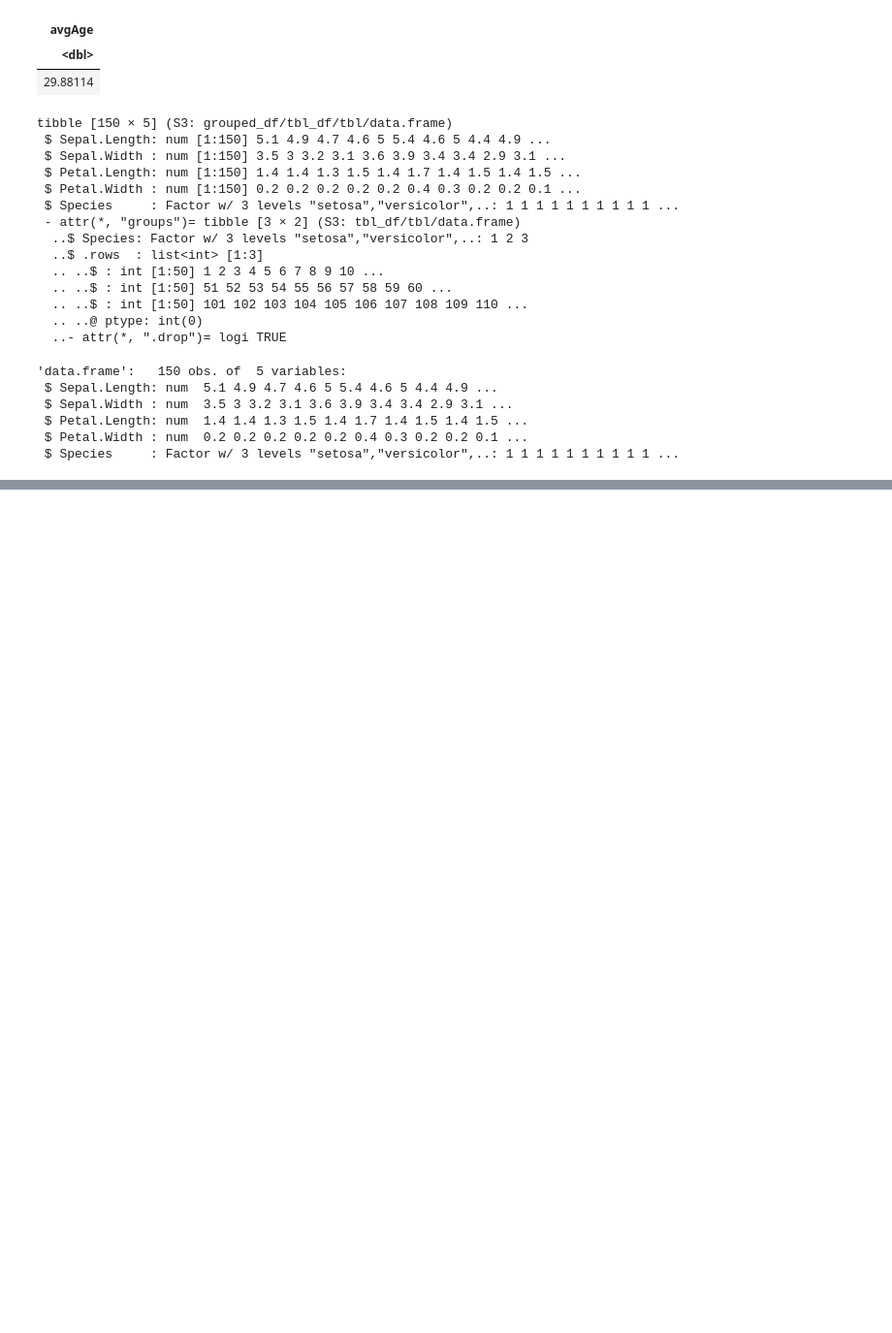
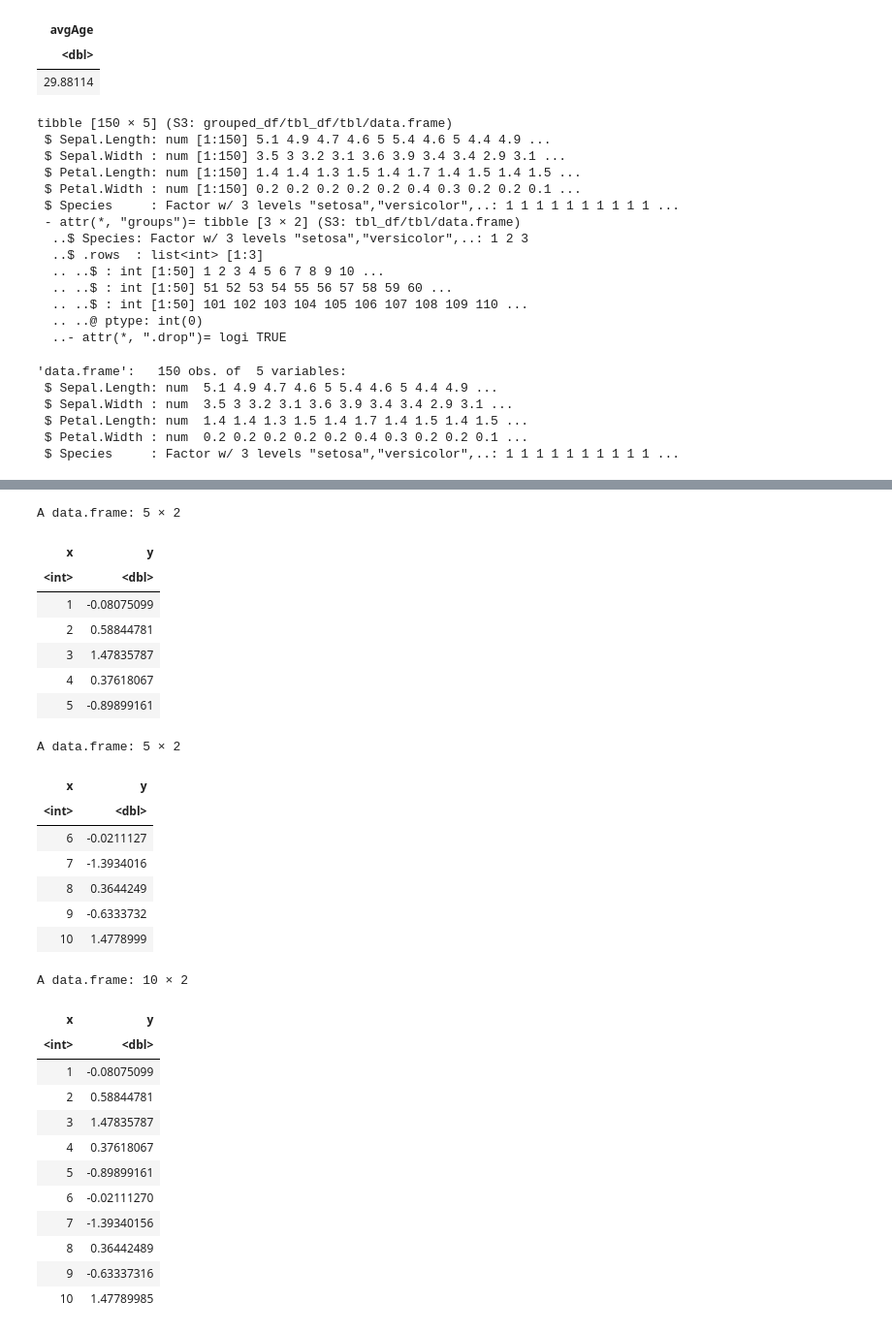
Before and after one commit to gyujin0450/RPRG_PartII, a Jupyter notebook: p169_dplyr.ipynb, the cells around one changed output, grey strips where cells are left out. Shown at 97% size. Saved outputs shown, nothing was run; the diff lists cells and outputs as text; code cells hidden in the pictures; blank space fills up the shorter version.

```diff
--- a/p169_dplyr.ipynb
+++ b/p169_dplyr.ipynb
@@ -219,0 +290,39 @@ str(iris)
+# %%
+# 데이터프레임 합치기
+# bind_rows(dataframe1, dataframe2) : df1, df2를 행단위로 합침
+df1 <- data.frame(x=1:5, y=rnorm(5))
+df2 <- data.frame(x=6:10, y=rnorm(5))
+df_rows <- bind_rows(df1, df2)
+df1
+df2
+df_rows
+# %% [output]
+A data.frame: 5 × 2
+| x | y |
+| <int> | <dbl> |
+| 1 | -0.08075099 |
+| 2 | 0.58844781 |
+| 3 | 1.47835787 |
+| 4 | 0.37618067 |
+| 5 | -0.89899161 |
+A data.frame: 5 × 2
+| x | y |
+| <int> | <dbl> |
+| 6 | -0.0211127 |
+| 7 | -1.3934016 |
+| 8 | 0.3644249 |
+| 9 | -0.6333732 |
+| 10 | 1.4778999 |
+A data.frame: 10 × 2
+| x | y |
+| <int> | <dbl> |
+| 1 | -0.08075099 |
+| 2 | 0.58844781 |
+| 3 | 1.47835787 |
+| 4 | 0.37618067 |
+| 5 | -0.89899161 |
+| 6 | -0.02111270 |
+| 7 | -1.39340156 |
+| 8 | 0.36442489 |
+| 9 | -0.63337316 |
+| 10 | 1.47789985 |
```
Also changed, not shown: parts of 7 cells of this notebook.
